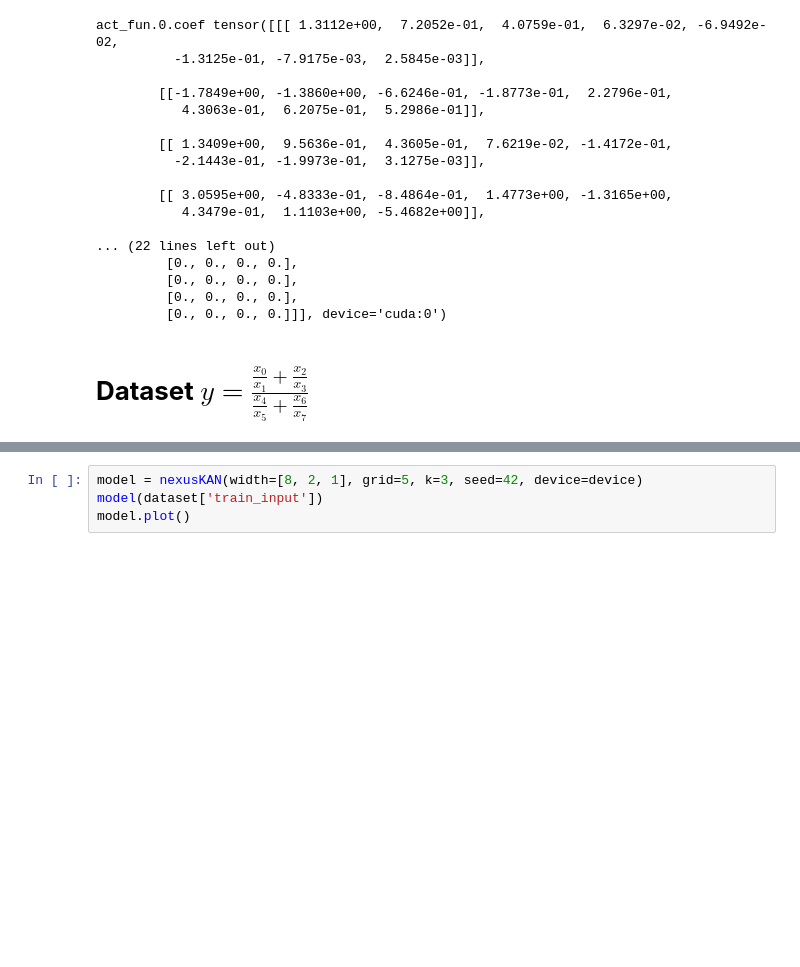
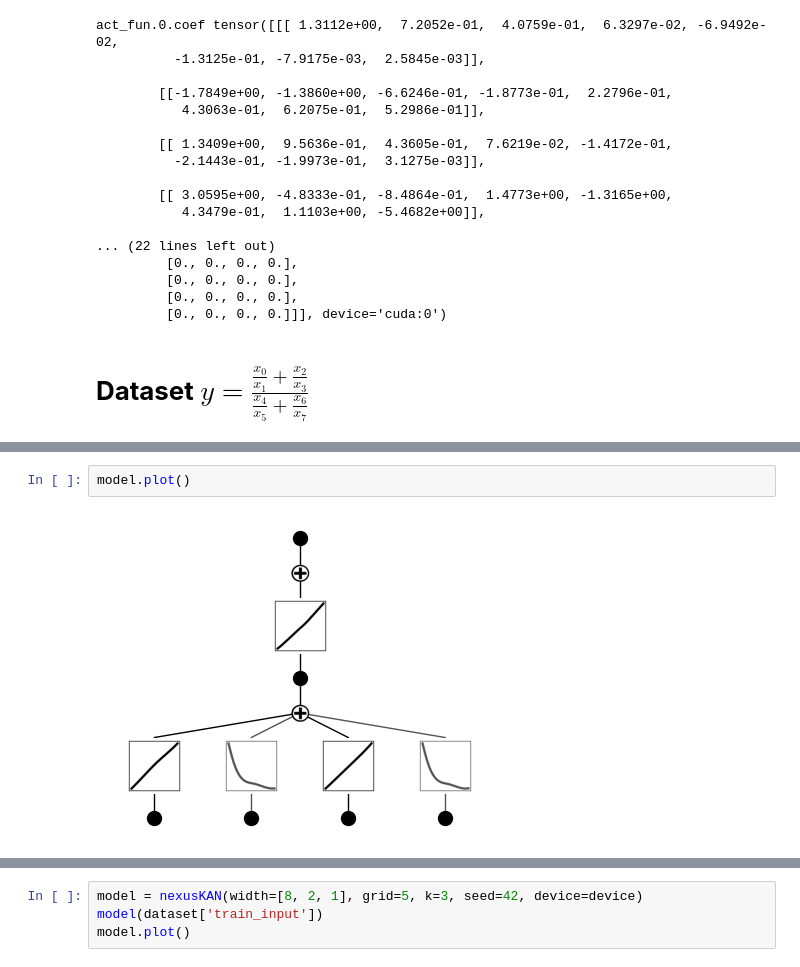
Before and after one commit to shdaig/NexusAriadne, a Jupyter notebook: kan_prod_group.ipynb, the cells around one changed output, grey strips where cells are left out. Cells and saved outputs as stored; diff of their text form; blank space fills up the shorter version.

```diff
--- a/kan_prod_group.ipynb
+++ b/kan_prod_group.ipynb
@@ -225,0 +372,4 @@ act_fun.0.coef tensor([[[ 1.3112e+00,  7.2052e-01,  4.0759e-01,  6.3297e-02, -6.
+# %%
+model.plot()
+# %% [output]
+[figure, added]
```
Also changed, not shown: parts of 30 cells of this notebook, 1 other file.
